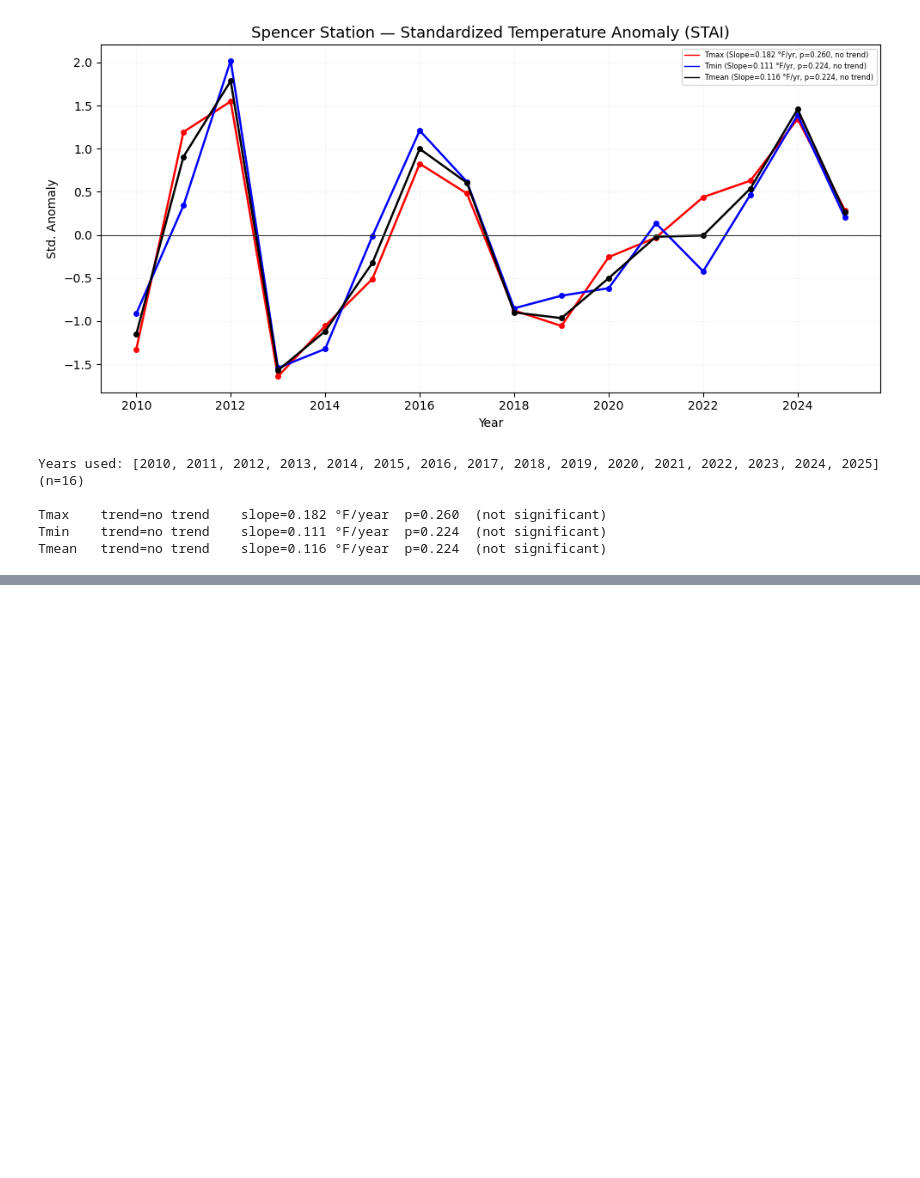
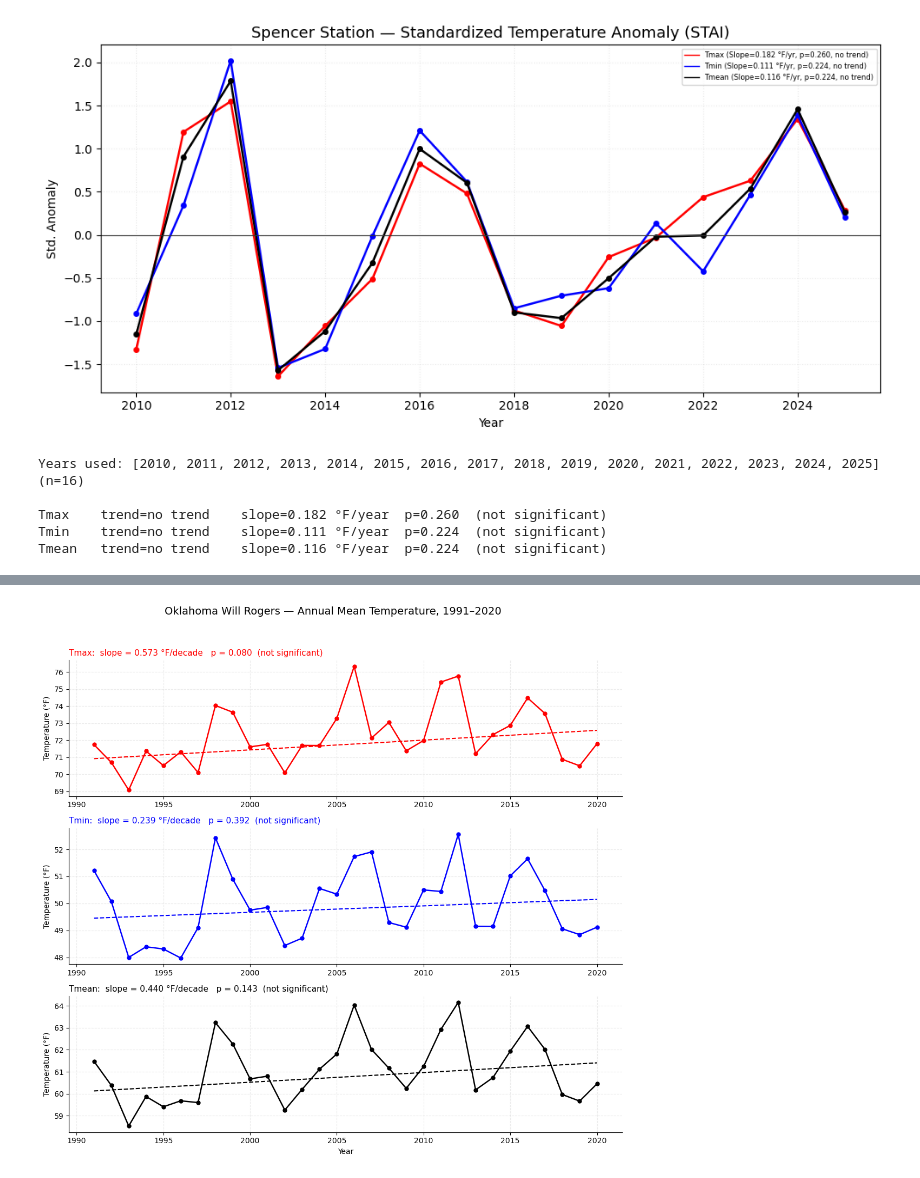
Before and after one commit to damponsah20/FS, a Jupyter notebook: Fact-Sheet_codes.ipynb, the cells around one changed output, grey strips where cells are left out. Drawn from its saved outputs; the diff is of its cells as text; code cells hidden in the pictures; blank space fills up the shorter version.

```diff
--- a/Fact-Sheet_codes.ipynb
+++ b/Fact-Sheet_codes.ipynb
@@ -345,0 +458,61 @@ Tmean   trend=no trend    slope=0.116 °F/year  p=0.224  (not significant)
+# %%
+import pandas as pd
+import numpy as np
+import matplotlib.pyplot as plt
+import pymannkendall as mk
+
+
+FILE = "Oklahoma.xlsx"
+VARS = [("MaxTemperature", "Tmax",  "red"),
+        ("MinTemperature", "Tmin",  "blue"),
+        ("AvgTemperature", "Tmean", "black")]
+MISSING = ["M", "", -994, -995, -996, -997, -998, -999, -9999]
+
+
+df = pd.read_excel(FILE)
+df.columns = [c.strip() for c in df.columns]
+df["Date"] = pd.to_datetime(df["Date"])
+df["YEAR"] = df["Date"].dt.year
+for col, _, _ in VARS:
+    df[col] = pd.to_numeric(df[col].replace(MISSING, np.nan), errors="coerce")
+
+
+tcols = [c for c, _, _ in VARS]
+counts = df.groupby("YEAR")["AvgTemperature"].apply(lambda s: s.notna().sum())
+good_years = counts[counts >= 330].index
+annual = df[df["YEAR"].isin(good_years)].groupby("YEAR")[tcols].mean()
+
+years = annual.index.values
+x = years - years.min()
+
+
+fig, axes = plt.subplots(3, 1, figsize=(11, 10), sharex=False)
+
+for ax, (col, label, color) in zip(axes, VARS):
+    y = annual[col].values
+    ax.plot(years, y, color=color, marker="o", markersize=5, linewidth=1.8,
+            label=f"{label}")
+
+
+    res = mk.original_test(y)
+    trend_line = res.intercept + res.slope * x
+    ax.plot(years, trend_line, color=color, linestyle="--", linewidth=1.5)
+
+    sig = "significant" if res.p < 0.05 else "not significant"
+    ax.set_title(
+        f"{label}:  slope = {res.slope*10:.3f} °F/decade   "
+        f"p = {res.p:.3f}  ({sig})",
+        loc="left", color=color, fontsize=11)
+
+    ax.set_ylabel("Temperature (°F)")
+    ax.grid(alpha=0.25, linestyle="--"); ax.set_axisbelow(True)
+    ax.spines["top"].set_visible(False); ax.spines["right"].set_visible(False)
+
+axes[-1].set_xlabel("Year")
+fig.suptitle("Oklahoma Will Rogers — Annual Mean Temperature, 1991–2020",
+             fontsize=14, y=1.03)
+fig.tight_layout()
+fig.savefig("Oklahoma_annual_temp_panels.png", dpi=300, bbox_inches="tight")
+plt.show()
+# %% [output]
+[figure, added]
```
Also changed, not shown: parts of 4 cells of this notebook, 3 other files.
